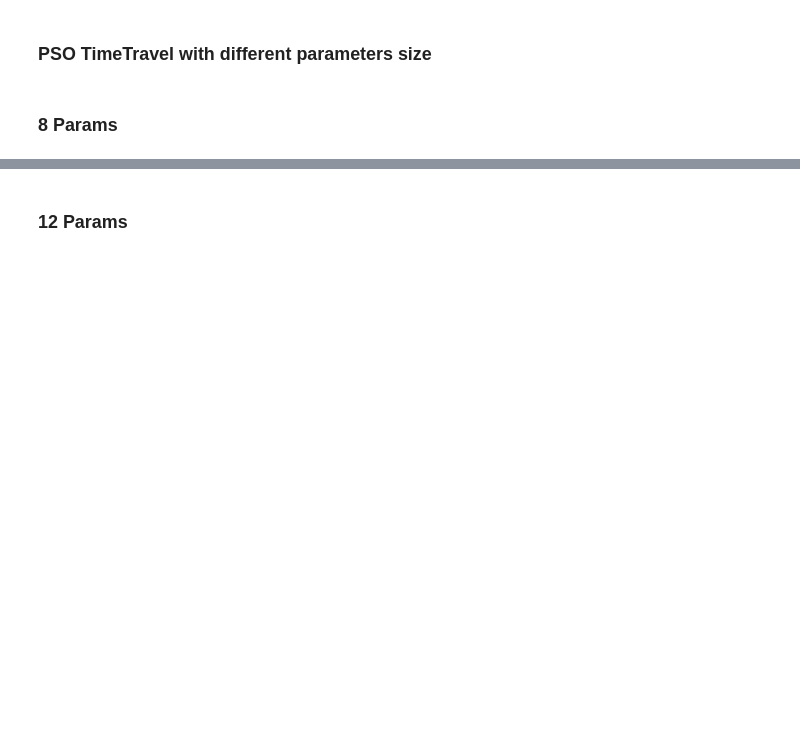
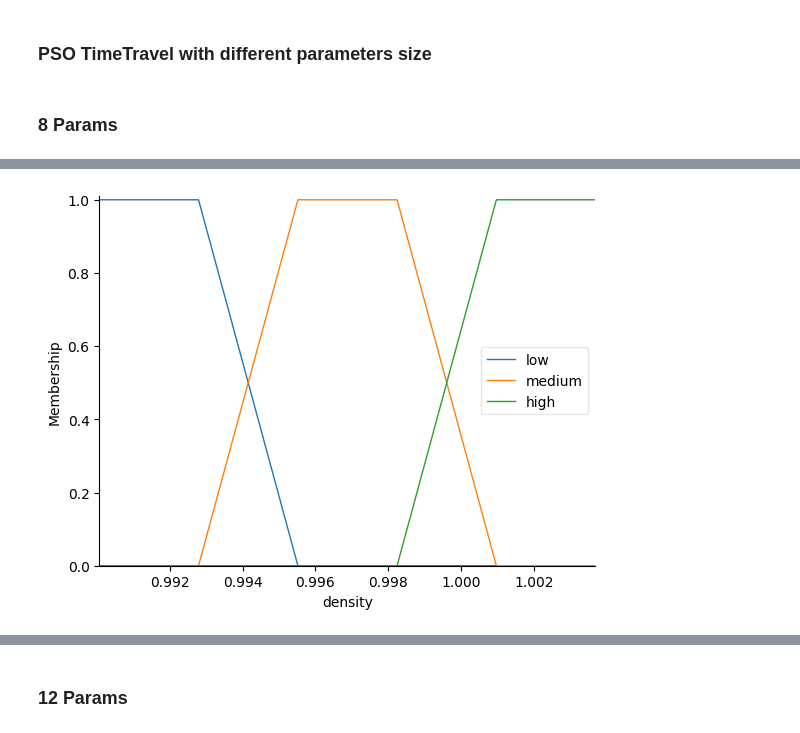
Before and after one commit to lisciu24/MIO-fuzzy-logic, a Jupyter notebook: MIO_project.ipynb, the cells around one changed output, grey strips where cells are left out. Cells and saved outputs as stored; diff of their text form; code cells hidden in the pictures; blank space fills up the shorter version.

```diff
--- a/MIO_project.ipynb
+++ b/MIO_project.ipynb
@@ -1183,0 +1244,22 @@ MSE on Test Set (c1>c2): 0.8530
+# %%
+from skfuzzy import control as ctrl
+import skfuzzy as fuzz
+density = ctrl.Antecedent(np.arange(X_reduced_min['density'], X_reduced_max['density'], 0.00001), 'density')
+
+density_dif = X_reduced_max['density'] - X_reduced_min['density']
+density['low'] = fuzz.trapmf(density.universe, [X_reduced_min['density'],
+                                               X_reduced_min['density'],
+                                               X_reduced_min['density']+0.2*density_dif,
+                                               X_reduced_min['density']+0.4*density_dif])
+density['medium'] = fuzz.trapmf(density.universe, [X_reduced_min['density']+0.2*density_dif,
+                                                  X_reduced_min['density']+0.4*density_dif,
+                                                  X_reduced_min['density']+0.6*density_dif,
+                                                  X_reduced_min['density']+0.8*density_dif])
+density['high'] = fuzz.trapmf(density.universe, [X_reduced_min['density']+0.6*density_dif,
+                                                X_reduced_min['density']+0.8*density_dif,
+                                                X_reduced_max['density'],
+                                                X_reduced_max['density']])
+
+density.view()
+# %% [output]
+[figure, added]
```
Also changed, not shown: parts of 17 cells of this notebook.
